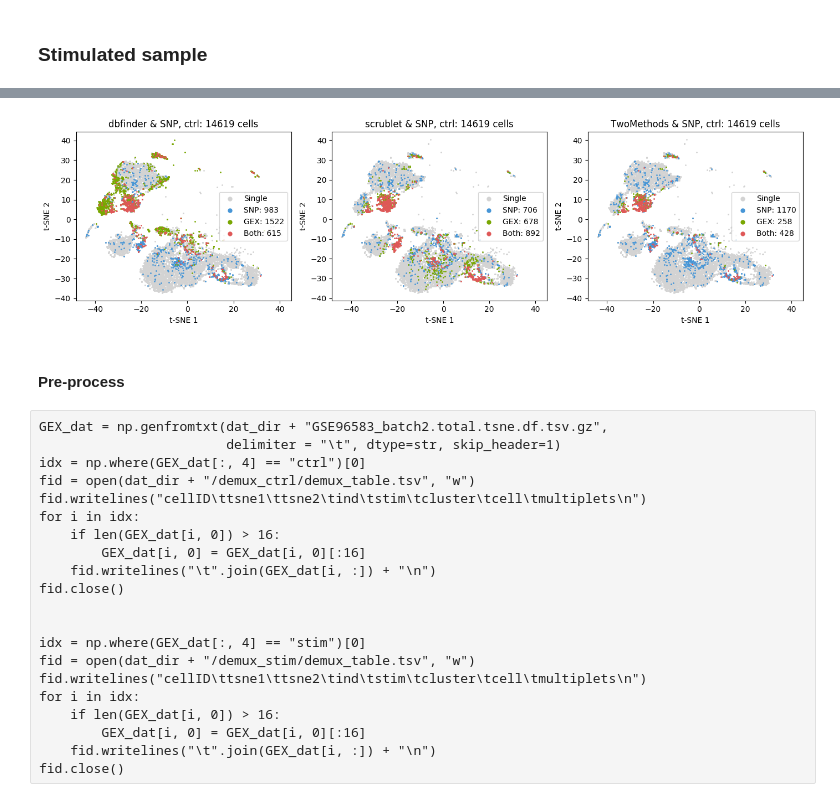
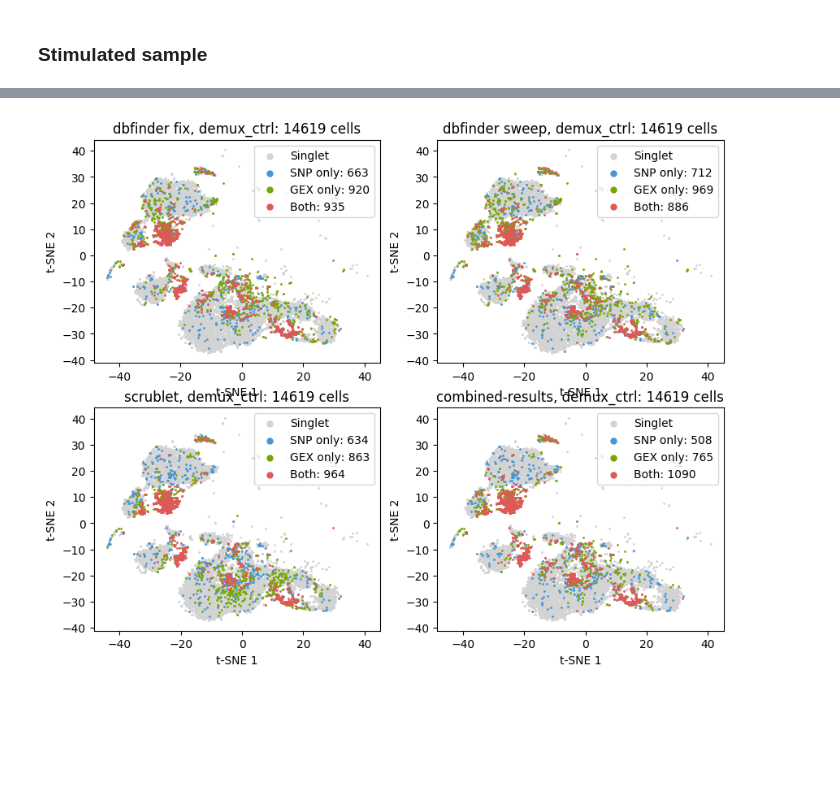
Before and after one commit to huangyh09/doubletQC, a Jupyter notebook: examples/demuxlet_dataset.ipynb, the cells around one changed output, grey strips where cells are left out. Saved outputs shown, nothing was run; the diff lists cells and outputs as text; code cells hidden in the pictures; blank space fills up the shorter version.

Commit message:
add combined method

```diff
--- a/examples/demuxlet_dataset.ipynb
+++ b/examples/demuxlet_dataset.ipynb
@@ -116,6 +133,8 @@ plt.show()
 # %%
 def scatter_with_label(x, y, label1, label2, title="",
-                       names=['Single', 'SNP', 'GEX', 'Both']):
+                       names=['Singlet', 'SNP only', 'GEX only', 'Both']):
+    label1 = np.array(label1)
+    label2 = np.array(label2)
     idx0 = (label1 == False) * (label2 == False)
     idx1 = (label1 == True)  * (label2 == False)
     idx2 = (label1 == False) * (label2 == True)
@@ -163,0 +206,4 @@ plt.show()
+# %%
+_sample = "demux_ctrl"
+multi_plot(demux_ctrl, dbfinder_ctrl, scrublet_ctrl, _sample,
+           fig_file=dat_dir + "../examples/images/%s.doublet.png" %(_sample))
@@ -163,0 +214,3 @@ plt.show()
+# %%
+combined_ctrl = pd.read_csv(dat_dir + "/demux_ctrl/combined_table.tsv",
+                            header=0, sep="\t")
@@ -164,50 +226,24 @@ plt.show()
 # %%
-fig = plt.figure(figsize=(14, 4), dpi=100)
+fig = plt.figure(figsize=(10, 8), dpi=100)
+plt.subplot(2, 2, 1)
+scatter_with_label(demux_ctrl['tsne1'], demux_ctrl['tsne2'],
+                   demux_ctrl['doublet'], combined_ctrl['dbF_label_fix'],
+                   title='dbfinder fix, %s' %(_sample))
 
-### doubletFinder
-plt.subplot(1, 3, 1)
+plt.subplot(2, 2, 2)
 scatter_with_label(demux_ctrl['tsne1'], demux_ctrl['tsne2'],
-                   demux_ctrl['doublet'], dbfinder_ctrl['doublet'],
-                   title='dbfinder & SNP, ctrl')
+                   demux_ctrl['doublet'], combined_ctrl['dbF_label_sweep'],
+                   title='dbfinder sweep, %s' %(_sample))
 
-### scrublet
-plt.subplot(1, 3, 2)
+plt.subplot(2, 2, 3)
 scatter_with_label(demux_ctrl['tsne1'], demux_ctrl['tsne2'],
-                   demux_ctrl['doublet'], scrublet_ctrl['doublet'],
-                   title='scrublet & SNP, ctrl')
+                   demux_ctrl['doublet'], combined_ctrl['scb_label'],
+                   title='scrublet, %s' %(_sample))
 
-### Combine two methods
-plt.subplot(1, 3, 3)
+plt.subplot(2, 2, 4)
 scatter_with_label(demux_ctrl['tsne1'], demux_ctrl['tsne2'],
-                   demux_ctrl['doublet'],
-                   scrublet_ctrl['doublet'] * dbfinder_ctrl['doublet'],
-                   title='TwoMethods & SNP, ctrl')
-
-plt.tight_layout()
-plt.savefig("../examples/images/compare_ctrl.png", dpi=300)
+                   demux_ctrl['doublet'], combined_ctrl['combined_label'],
+                   title='combined-results, %s' %(_sample))
 plt.show()
 # %% [output]
-[figure, old version]
+[figure, new version]
-# %% [markdown]
-#### Pre-process
-# %% [raw]
-GEX_dat = np.genfromtxt(dat_dir + "GSE96583_batch2.total.tsne.df.tsv.gz",
-                        delimiter = "\t", dtype=str, skip_header=1)
-idx = np.where(GEX_dat[:, 4] == "ctrl")[0]
-fid = open(dat_dir + "/demux_ctrl/demux_table.tsv", "w")
-fid.writelines("cellID\ttsne1\ttsne2\tind\tstim\tcluster\tcell\tmultiplets\n")
-for i in idx:
-    if len(GEX_dat[i, 0]) > 16:
-        GEX_dat[i, 0] = GEX_dat[i, 0][:16]
-    fid.writelines("\t".join(GEX_dat[i, :]) + "\n")
-fid.close()
-
-
-idx = np.where(GEX_dat[:, 4] == "stim")[0]
-fid = open(dat_dir + "/demux_stim/demux_table.tsv", "w")
-fid.writelines("cellID\ttsne1\ttsne2\tind\tstim\tcluster\tcell\tmultiplets\n")
-for i in idx:
-    if len(GEX_dat[i, 0]) > 16:
-        GEX_dat[i, 0] = GEX_dat[i, 0][:16]
-    fid.writelines("\t".join(GEX_dat[i, :]) + "\n")
-fid.close()
```
Also changed, not shown: parts of 17 cells of this notebook, 15 other files.
